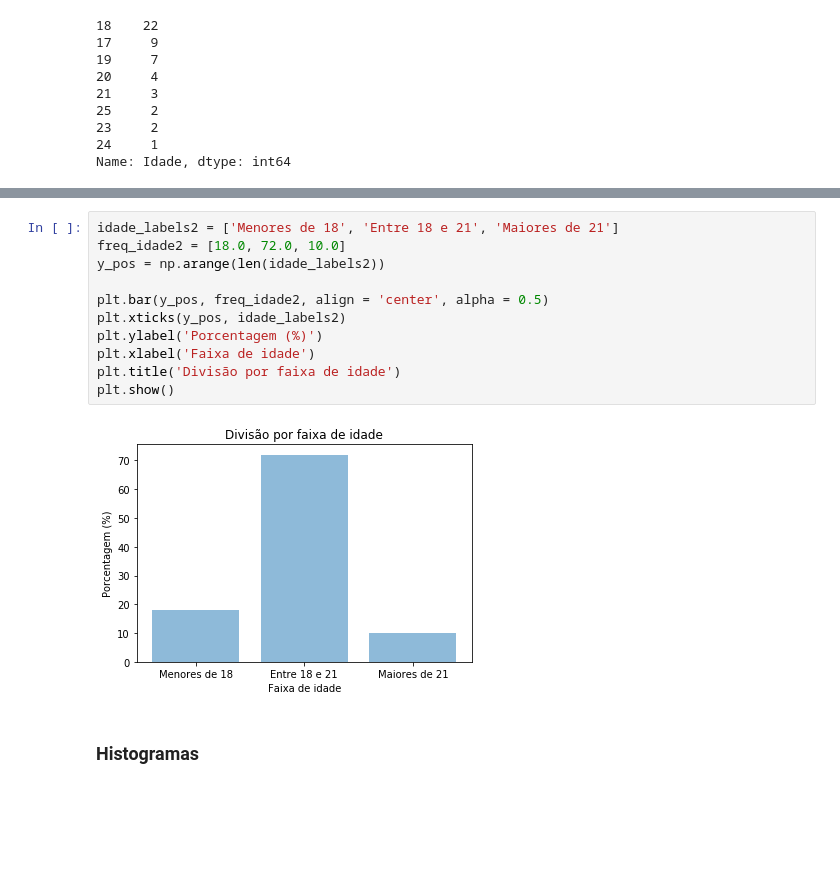
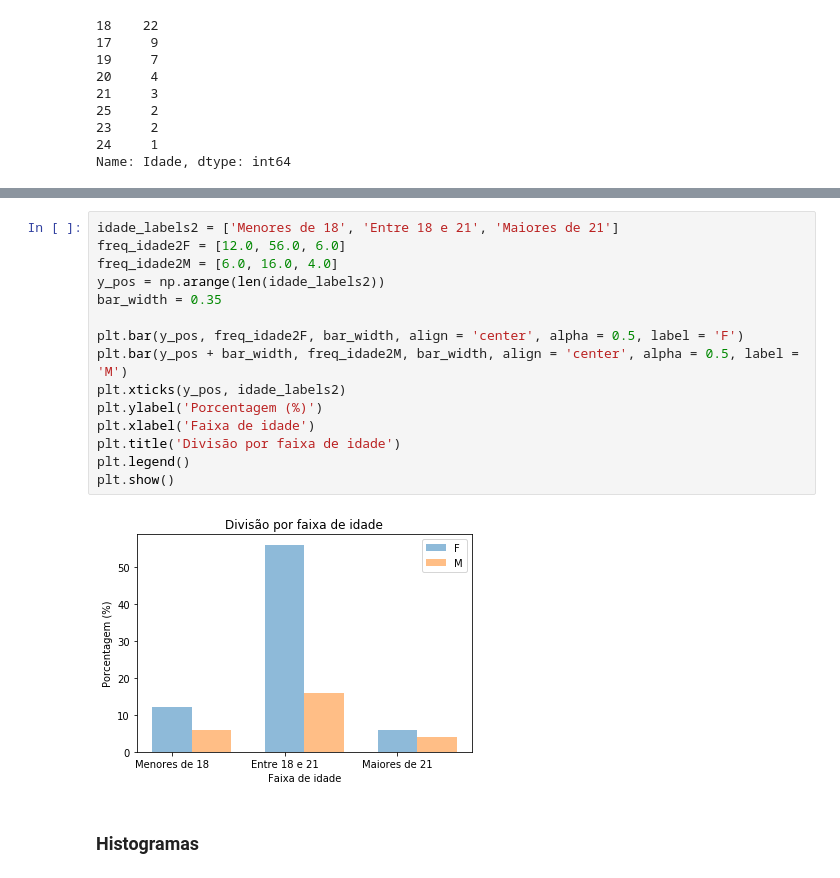
Before and after one commit to rubemkalebe/statistics, a Jupyter notebook: Estatística Descritiva/Lista II (Respostas).ipynb, the cells around one changed output, grey strips where cells are left out. Drawn from its saved outputs; the diff is of its cells as text; blank space fills up the shorter version.

```diff
--- a/Estatística Descritiva/Lista II (Respostas).ipynb
+++ b/Estatística Descritiva/Lista II (Respostas).ipynb
@@ -181,16 +203,20 @@ Name: Idade, dtype: int64
 # %%
 idade_labels2 = ['Menores de 18', 'Entre 18 e 21', 'Maiores de 21']
-freq_idade2 = [18.0, 72.0, 10.0]
+freq_idade2F = [12.0, 56.0, 6.0]
+freq_idade2M = [6.0, 16.0, 4.0]
 y_pos = np.arange(len(idade_labels2))
+bar_width = 0.35
 
-plt.bar(y_pos, freq_idade2, align = 'center', alpha = 0.5)
+plt.bar(y_pos, freq_idade2F, bar_width, align = 'center', alpha = 0.5, label = 'F')
+plt.bar(y_pos + bar_width, freq_idade2M, bar_width, align = 'center', alpha = 0.5, label = 'M')
 plt.xticks(y_pos, idade_labels2)
 plt.ylabel('Porcentagem (%)')
 plt.xlabel('Faixa de idade')
 plt.title('Divisão por faixa de idade')
+plt.legend()
 plt.show()
 # %% [output]
-[figure, old version]
+[figure, new version]
 # %% [markdown]
 ### Histogramas
 # %%
```
Also changed, not shown: parts of 2 cells of this notebook.
